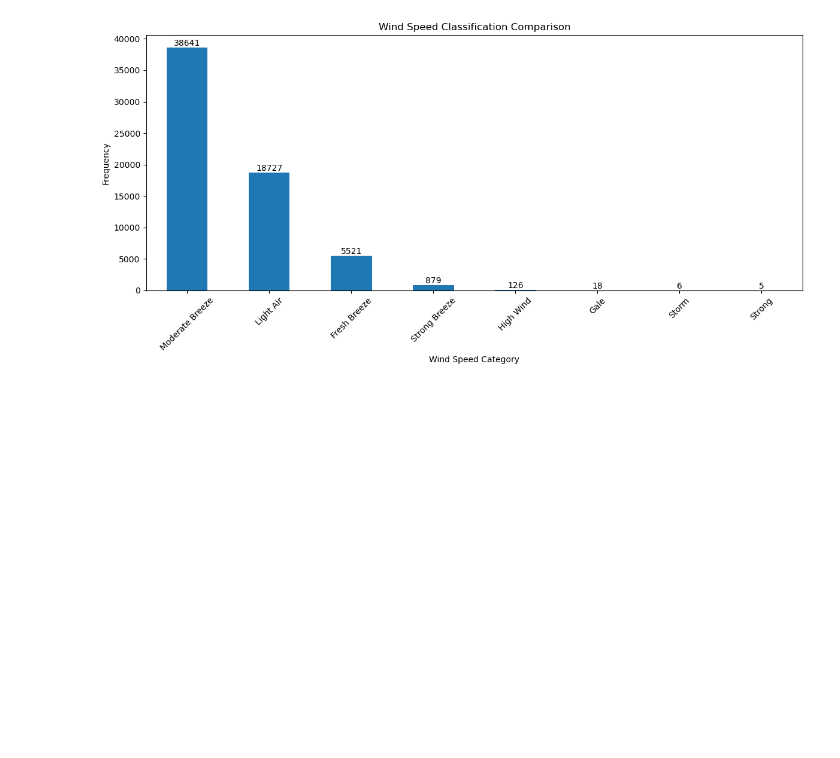
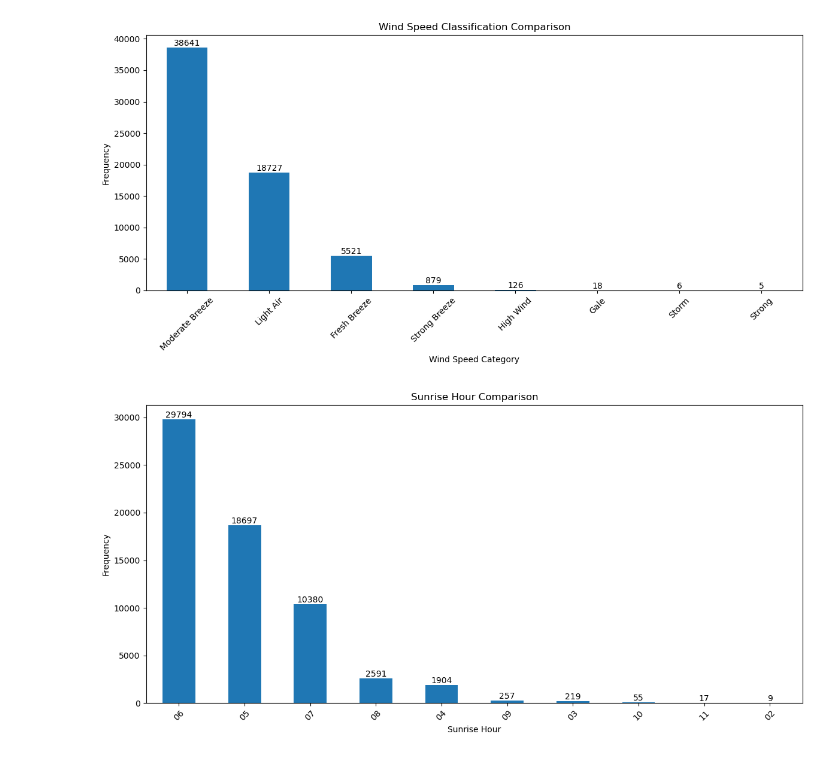
Before and after one commit to FlazeFy2/DS-World_Weather_Repository, a Jupyter notebook: exploratory data analysis-bar.ipynb, the cells around one changed output. Saved outputs shown, nothing was run; the diff lists cells and outputs as text; code cells hidden in the pictures; blank space fills up the shorter version.

```diff
--- a/exploratory data analysis-bar.ipynb
+++ b/exploratory data analysis-bar.ipynb
@@ -223,3 +223,32 @@ plt.tight_layout()
 plt.show()
 # %% [output]
 [figure]
+# %%
+import pandas as pd
+import matplotlib.pyplot as plt
+
+# Dataset
+df = pd.read_csv("GlobalWeatherRepository.csv")
+
+# Exploratory Data Analysis (EDA) - Pie Chart Sunrise Hour Comparison
+def get_hour(val):
+    return val[:2]
+
+df["Sunrise Hour Comparison"] = df["sunrise"].apply(get_hour)
+
+top_context = df["Sunrise Hour Comparison"].value_counts().sort_values(ascending=False)
+
+# Plot the Bar Chart
+plt.figure(figsize=(12, 6))
+top_context.plot(kind='bar')
+# Add label
+for i, value in enumerate(top_context):
+    plt.text(i, value + 1, str(value), ha='center', va='bottom')
+plt.title('Sunrise Hour Comparison')
+plt.xlabel('Sunrise Hour')
+plt.ylabel('Frequency')
+plt.xticks(rotation=45)
+plt.tight_layout()
+plt.show()
+# %% [output]
+[figure, added]
```
Also changed, not shown: parts of 3 cells of this notebook, 1 other file.
